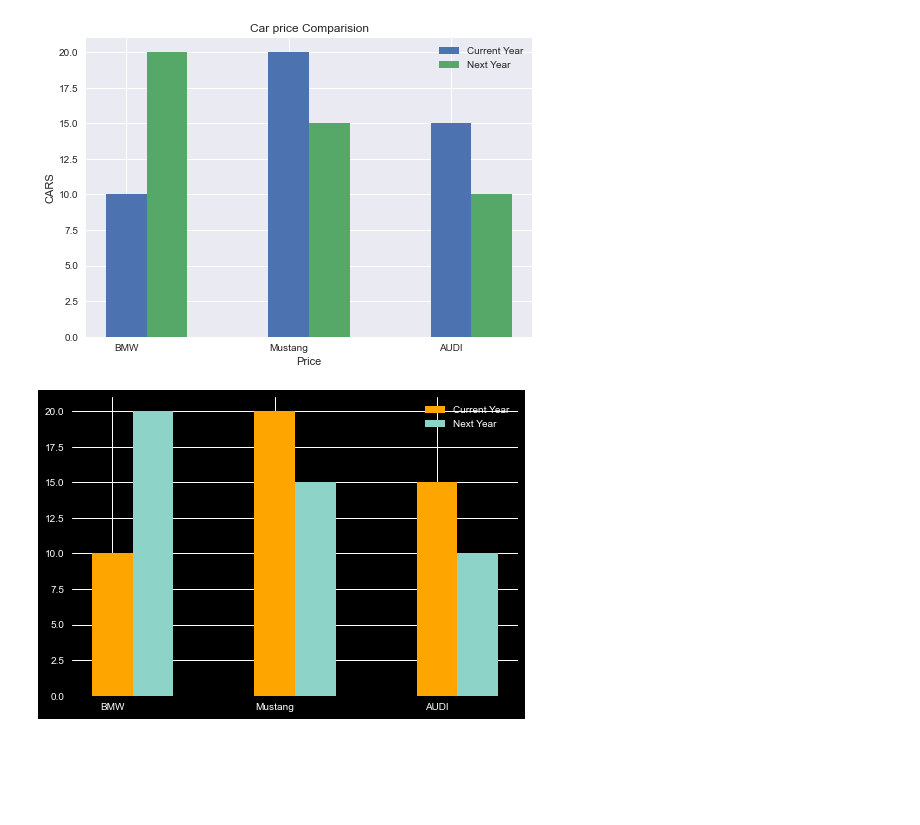
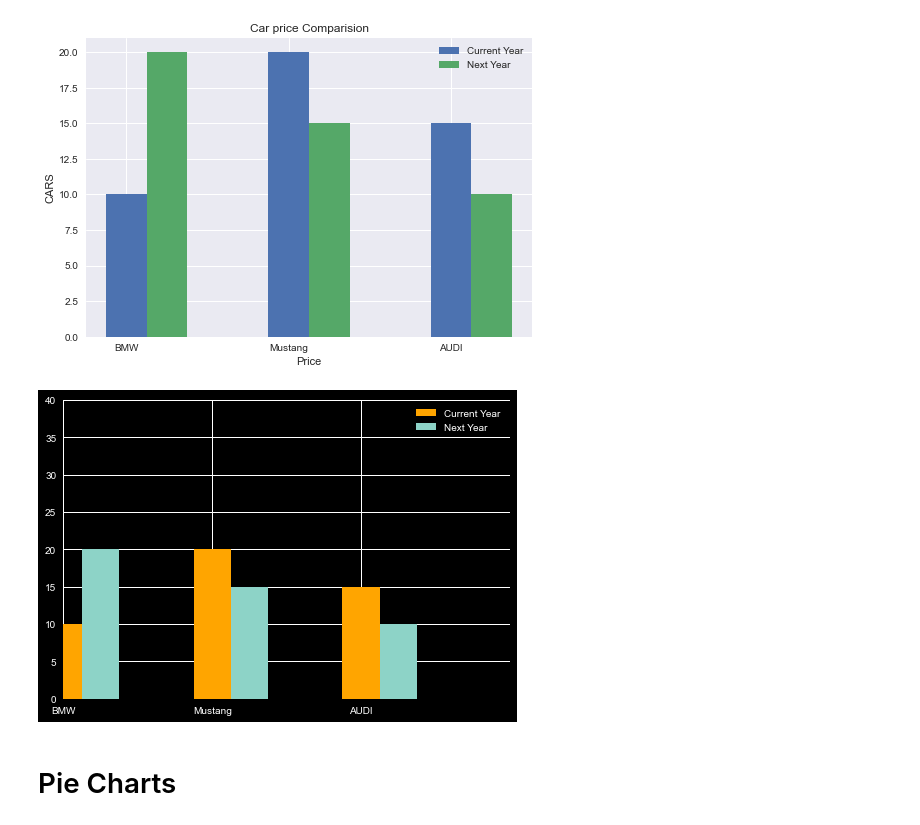
Before and after one commit to aryangulati/Python_Code, a Jupyter notebook: 3.)Data Analysis/Data Visualization/Data_Visualisation.ipynb, the cells around one changed output. Saved outputs shown, nothing was run; the diff lists cells and outputs as text; code cells hidden in the pictures; blank space fills up the shorter version.

```diff
--- a/3.)Data Analysis/Data Visualization/Data_Visualisation.ipynb
+++ b/3.)Data Analysis/Data Visualization/Data_Visualisation.ipynb
@@ -147,11 +147,15 @@ plt.show()
 # %%
 #so for that if we multiply x axis by 2
 # and also give parameter of width to bar.plot()
 plt.style.use("dark_background")
 x_cord=np.array([0,1,2])*2
 plt.bar(x_cord,[10,20,15],width=0.5,label="Current Year",color="orange",tick_label=["BMW","Mustang","AUDI"])
 plt.bar(x_cord+0.5,[20,15,10],width=0.5,label="Next Year")
+plt.ylim(0,40)
+plt.xlim(0,6)
 plt.legend()
 plt.show()
 # %% [output]
-[figure, old version]
+[figure, new version]
+# %% [markdown]
+# Pie Charts
```
Also changed, not shown: parts of 26 cells of this notebook, 1 other file.
